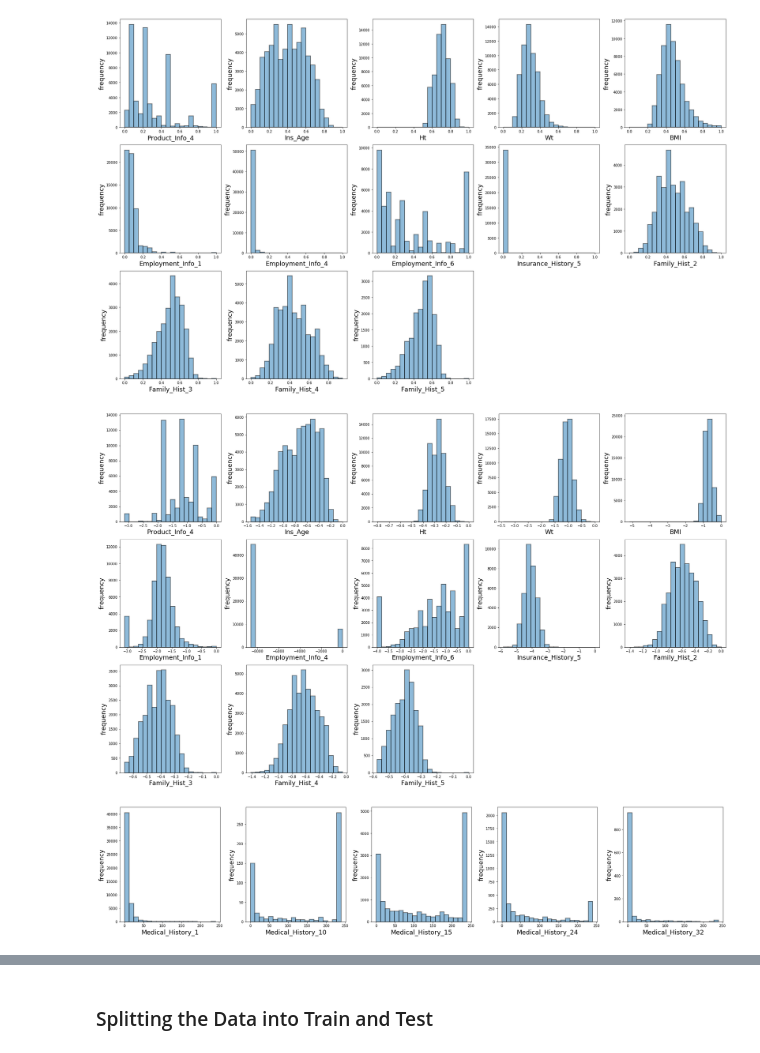
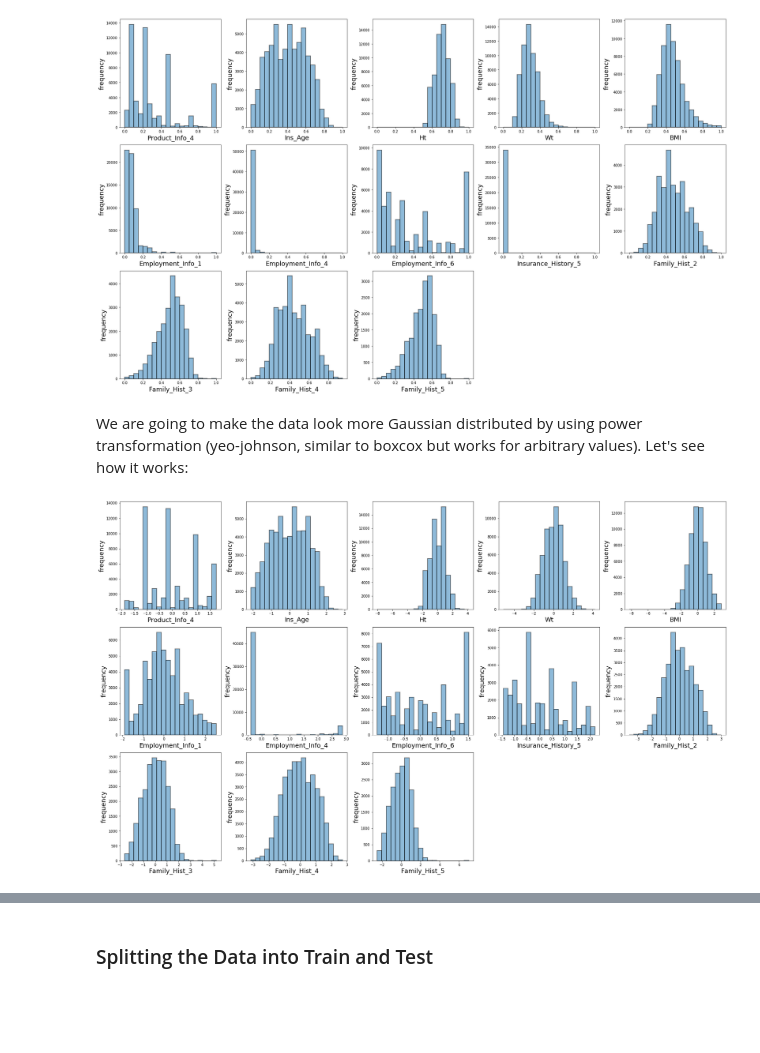
Before and after one commit to Zimle/datascience-notebooks, a Jupyter notebook: PrudInsuranceKeras.ipynb, the cells around one changed output, grey strips where cells are left out. Drawn from its saved outputs; the diff is of its cells as text; code cells hidden in the pictures; blank space fills up the shorter version.

```diff
--- a/PrudInsuranceKeras.ipynb
+++ b/PrudInsuranceKeras.ipynb
@@ -186,31 +186,14 @@ def plot_histograms(data):
 plot_histograms(df_train[cont_cols])
 # %% [output]
 [figure]
-# %%
-# We are going to make the data look more Gaussian distributed by using boxcox transformation
-# The boxcox itself and normalization will be done in the layers.
-# Note that we have to store the lambda in boxcox beforehand so we will apply the same transformation
-# to all data
-from scipy.stats import boxcox
-
-eps = 1e-10 # so that boxcox does not have to be applied on zeros
-def boxcox_transf(arr):
-    """Applies boxcox to all values not nan"""
-    # only apply the boxcox to the non-nan values
-    arr[~np.isnan(arr)], _ = boxcox(arr[~np.isnan(arr)])
-    return arr
-
-# plot the boxcox diagrams, the method apply on a dataframe raises some issue with non-positive values
-# presumably coming from handling the nans
-cont_boxcox = df_train[cont_cols].copy()
-for col in cont_cols:
-    cont_boxcox[col] = boxcox_transf(cont_boxcox[col]+eps)
-
-plot_histograms(cont_boxcox)
-# %% [output]
-[figure, removed]
-# %%
-#### Discrete columns
-plot_histograms(df_train[disc_cols])
-# %% [output]
-[figure, removed]
+# %% [markdown]
+We are going to make the data look more Gaussian distributed by using power transformation (yeo-johnson, similar to boxcox but works for arbitrary values). Let's see how it works:
+# %%
+from sklearn.preprocessing import power_transform
+
+cont_boxcox = df_train[cont_cols].copy()
+for col in cont_cols:
+    cont_boxcox[col] = power_transform(cont_boxcox[[col]], method='yeo-johnson')
+plot_histograms(cont_boxcox)
+# %% [output]
+[figure, added]
```
Also changed, not shown: parts of 74 cells of this notebook.
